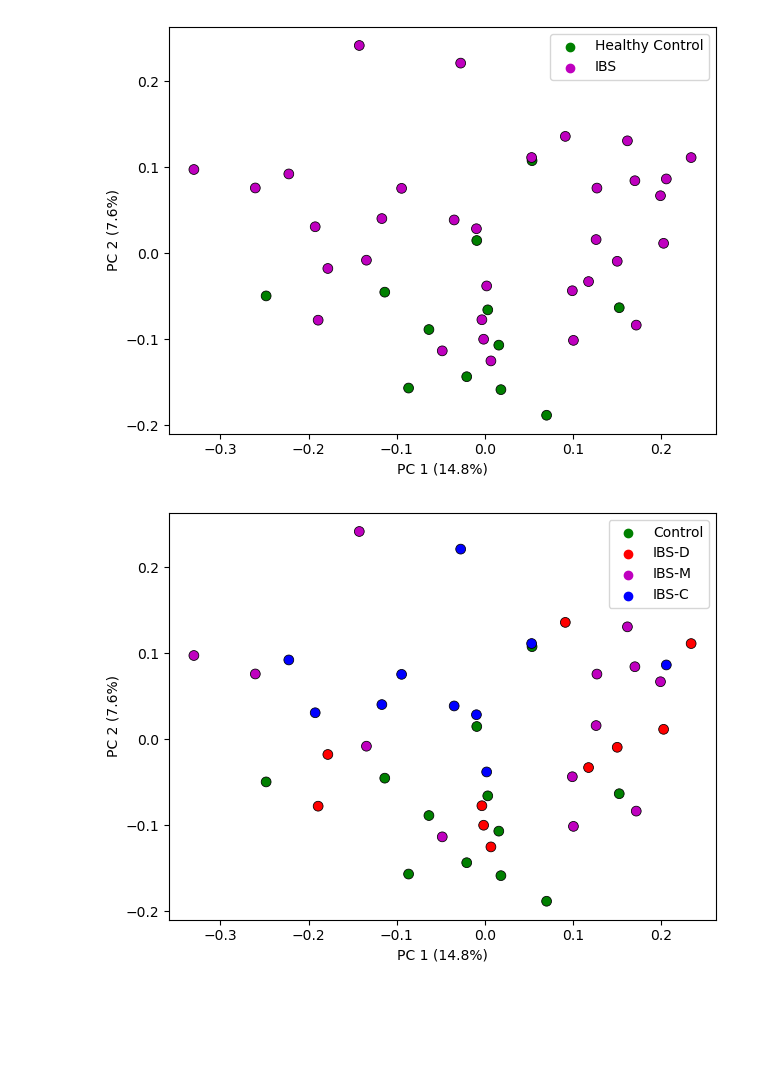
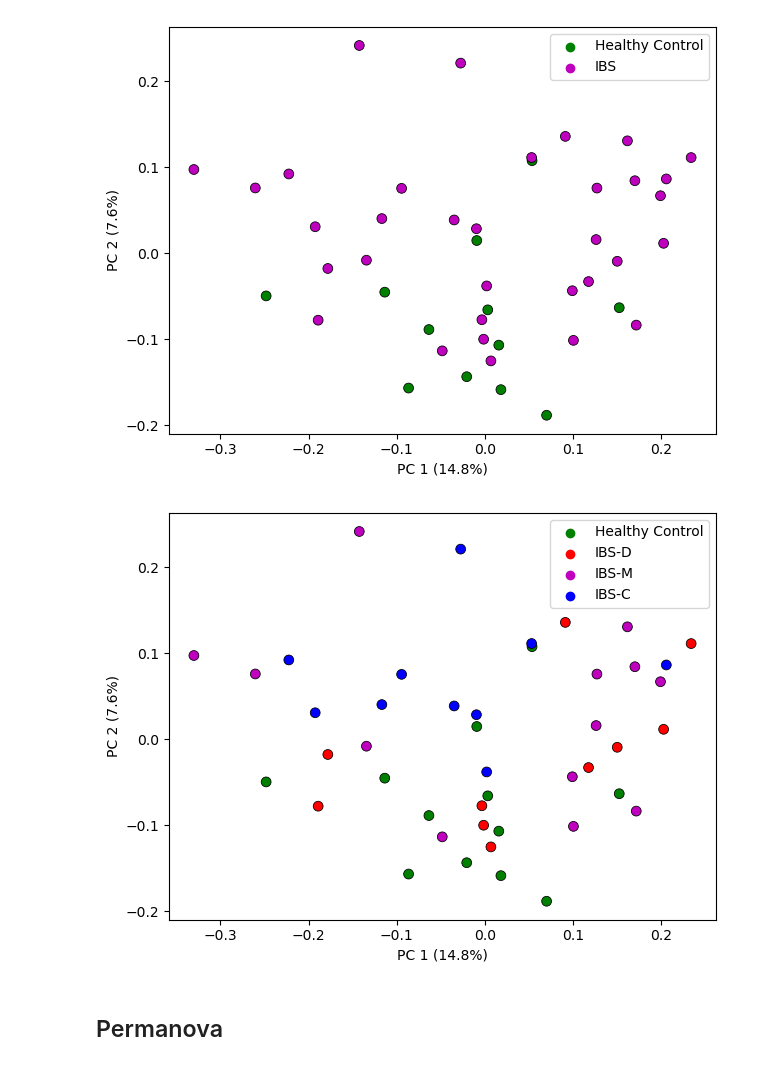
Before and after one commit to sterrettJD/Phadtare-IBS, a Jupyter notebook: PCoA.ipynb, the cells around one changed output. Cells and saved outputs as stored; diff of their text form; code cells hidden in the pictures; blank space fills up the shorter version.

Commit message:
add permanova

```diff
--- a/PCoA.ipynb
+++ b/PCoA.ipynb
@@ -39,7 +40,7 @@ metadata = pd.read_csv("Data/IBS-metadata.txt", sep="\t", index_col="Sampleid")
 u_uni_plotdata = u_uni_pcoa.samples
 u_uni_plotdata = u_uni_plotdata.reindex(metadata.index)
 u_uni_plotdata["IBS"] = metadata["IBS"].apply(lambda x: "Healthy Control" if x=="N" else "IBS")
-u_uni_plotdata["IBS Type"] = metadata["IBS Type"].apply(lambda x: "Control" if x=="control" else x)
+u_uni_plotdata["IBS Type"] = metadata["IBS Type"].apply(lambda x: "Healthy Control" if x=="control" else x)
 # %%
 ax = sns.scatterplot(x=0, y=1,
                     hue="IBS",
@@ -59,18 +60,20 @@ plt.show()
 # %%
 ax = sns.scatterplot(x=0, y=1,
                     hue="IBS Type",
-                    hue_order=["Control","IBS-D","IBS-M","IBS-C"],
+                    hue_order=["Healthy Control","IBS-D","IBS-M","IBS-C"],
                     palette=["g","r","m","b"],
                     data=u_uni_plotdata,
                     edgecolor="black",
                     s=50)
 ax.set_xlabel(f"PC 1 ({round(u_uni_pcoa.proportion_explained[0]*100,1)}%)")
 ax.set_ylabel(f"PC 2 ({round(u_uni_pcoa.proportion_explained[1]*100,1)}%)")
 ax.legend(title=None)
 
 plt.tight_layout()
 
 plt.savefig("Figures/u_uni_subtypes_pcoa.pdf")
 plt.show()
 # %% [output]
-[figure, old version]
+[figure, new version]
+# %% [markdown]
+## Permanova
```
Also changed, not shown: parts of 4 cells of this notebook.
